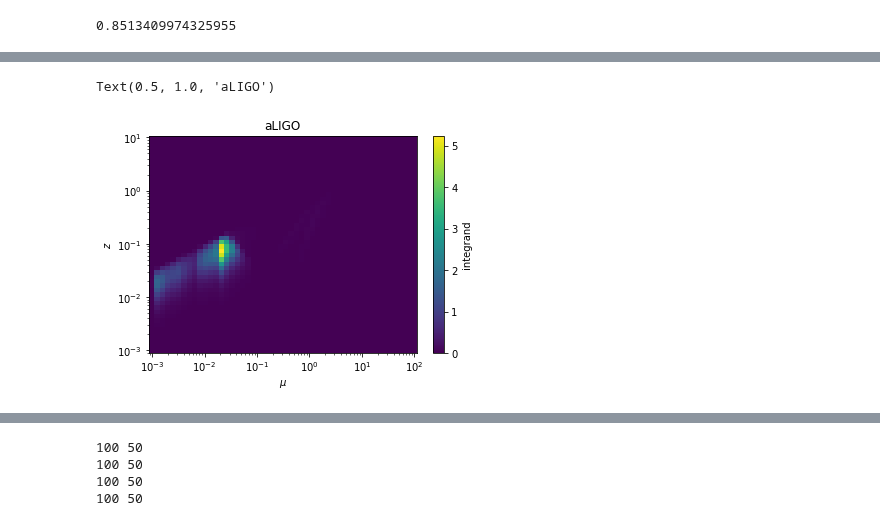
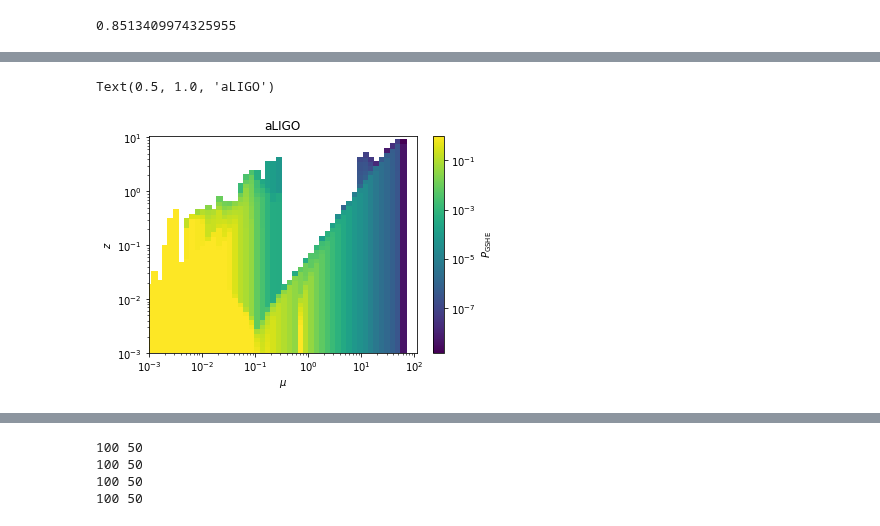
Before and after one commit to Richard-Sti/GSHE_public, a Jupyter notebook: scripts/prospective_constraints.ipynb, the cells around one changed output, grey strips where cells are left out. Saved outputs shown, nothing was run; the diff lists cells and outputs as text; code cells hidden in the pictures.

```diff
--- a/scripts/prospective_constraints.ipynb
+++ b/scripts/prospective_constraints.ipynb
@@ -699,11 +344,3 @@ z = np.cos(x[:,None])**4 + np.sin(y)**2
 simps(simps(z, y), x)
 # %% [output]
 0.8513409974325955
-# %%
-def beta_min(M_bbh, zS, q=1,M_fid = 1e4,bt_fid = 0.1,f_low=1, f_max_wrt_isco=10,n_sample=5,psd_fun = psd_ligo):
-    '''convenient wrapper to compute the minimum beta, using the bt^2 dependence of the misamatch'''
-    M,SNR0 = mismatch_gshe(M_bbh, q,M_fid ,bt_fid , zS,f_low, f_max_wrt_isco,n_sample,psd_fun)
-    return bt_fid/np.sqrt(M)/SNR0
-
-beta_min = np.vectorize(beta_min)
-print(beta_min(60,10))
@@ -712,12 +346,0 @@ print(beta_min(60,10))
-# %%
-def prob_GSHE_interp(bt,j_mu_min):
-    '''
-    interpolate dUps_obs/dmu
-    bt: beta_min values
-    j_mu_min: column for mu_min
-    returns negative because mu_min is the lower limit in the cumulatime dsitibution
-    '''
-    P = griddata(betalims,dups_obs_dmu[j_mu_min,:],bt)
-    P[bt<betalims.min()] = dups_obs_dmu[j_mu_min,0]
-    P[bt>betalims.max()] = 0
-    return -P
@@ -734,13 +372,14 @@ Assumes M=1e4 M_sun, R_src = 5r_s, f = 1
 
 M_tot = 60
 snr_th = 8
+M_fid = 1e5
 
-psd_fun = psd_ligo; psd_file = aligo_file
+psd_fun = fc.psd_ligo; psd_file = fc.aligo_file
 # psd_fun = CE_psd; psd_file = CE1_file
 
 mus = mu_min_arr
-zs = np.geomspace(0.001,10,50)
+zs = np.geomspace(0.001,10,30)
 
-btmin0 = beta_min(M_tot,zs,psd_fun=psd_fun)
+btmin0 = beta_min(M_tot,zs,psd_fun=psd_fun,M_fid = M_fid)
 snr_opt = SNR_opt(zs,M_tot,psd_file)
 dVz = (cosmo.differential_comoving_volume(zs)/u.Gpc**3*4*np.pi*u.sr/(1+zs)).decompose()
@@ -747,9 +388,11 @@ dVz = (cosmo.differential_comoving_volume(zs)/u.Gpc**3*4*np.pi*u.sr/(1+zs)).deco
 # %%
 #generate 2D quantities
-p_det = prob_detect((snr_th/snr_opt)[:,None]/np.sqrt(mus))
+p_det = fc.prob_detect((snr_th/snr_opt)[:,None]/np.sqrt(mus))
 btmin = btmin0[:,None]/np.sqrt(mus)
 
 P_GSHE = np.array([prob_GSHE_interp(btmin[:,j],j) for j,mu in enumerate(mus)]).T
+#renormalize
+P_GSHE[P_GSHE>1] = 1
 dVzdz = dVz[:,None]/mus**0
 # %%
 integrand = np.array(dVzdz*p_det*btmin*P_GSHE)
@@ -761,13 +419,15 @@ print(rate, rate*R0)
 # %%
-norm=colors.LogNorm(vmin=integrand.min(), vmax=integrand.max())
+var=P_GSHE
+norm=colors.LogNorm(vmin=var[var>0].min(), vmax=var.max())
 
-c = plt.pcolor(mus,zs,integrand)#,norm=norm)
-plt.colorbar(c,label='integrand')
+c = plt.pcolor(mus,zs,var,norm=norm)
+c2 = plt.contour(mus,zs,var,[1])
+plt.colorbar(c,label=r'$P_{\rm GSHE}$')
 plt.xscale('log')
 plt.yscale('log')
 plt.xlabel(r'$\mu$')
 plt.ylabel(r'$z$')
 plt.title('aLIGO')
 # %% [output]
 Text(0.5, 1.0, 'aLIGO')
-[figure, old version]
+[figure, new version]
```
Also changed, not shown: parts of 41 cells of this notebook, 1 other file.
